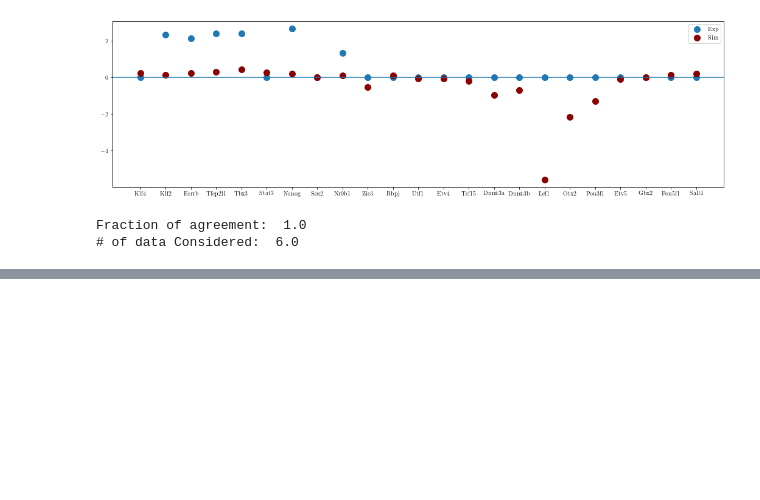
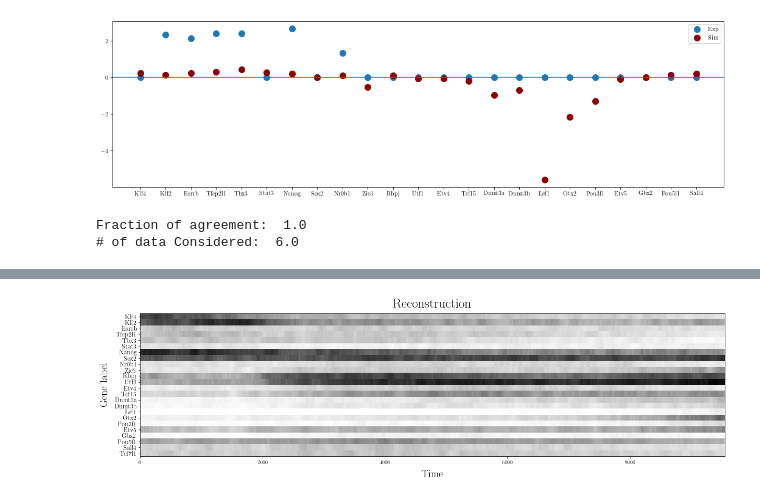
Before and after one commit to CleliaCorridori/GRN_Inference_CODE, a Jupyter notebook: 0_SCODE_MB-LogNorm_23_03_02.ipynb, the cells around one changed output, grey strips where cells are left out. Saved outputs shown, nothing was run; the diff lists cells and outputs as text; code cells hidden in the pictures; blank space fills up the shorter version.

```diff
--- a/0_SCODE_MB-LogNorm_23_03_02.ipynb
+++ b/0_SCODE_MB-LogNorm_23_03_02.ipynb
@@ -851,0 +924,5 @@ Fraction of agreement:  1.0
+# %%
+fun_plotting.raster_plot(np.array(df_lN_mb_pst), 'Reconstruction', 1, genes_order)
+plt.show()
+# %% [output]
+[figure, added]
```
Also changed, not shown: parts of 10 cells of this notebook, 4 other files.
